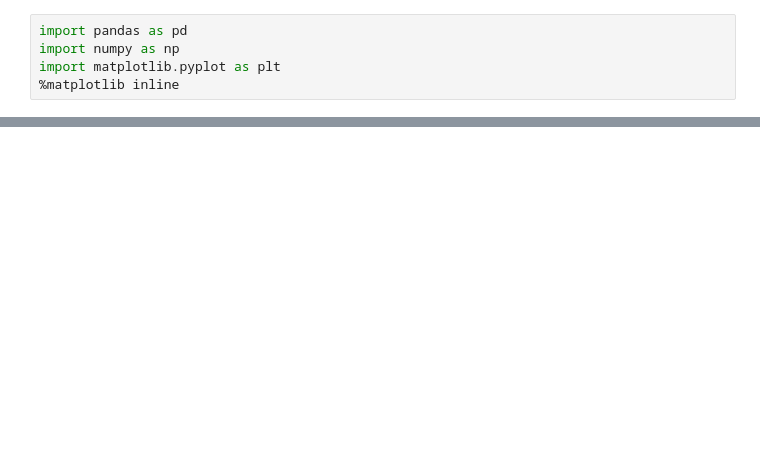
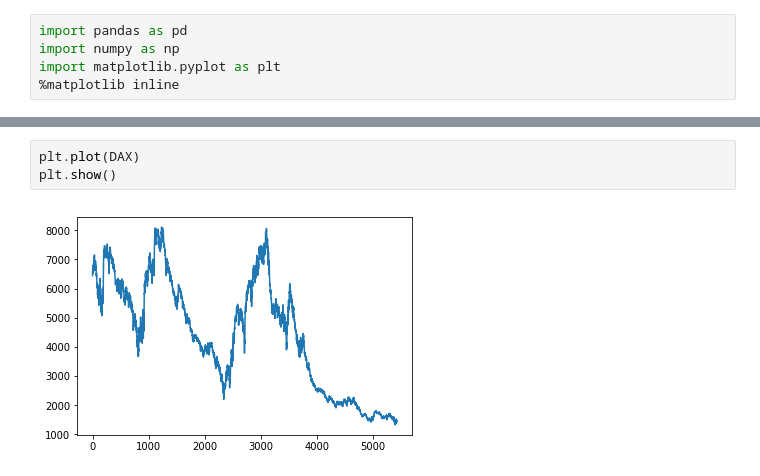
Before and after one commit to FRTP/Algorithms, a Jupyter notebook: src/main.ipynb, the cells around one changed output, grey strips where cells are left out. Saved outputs shown, nothing was run; the diff lists cells and outputs as text; blank space fills up the shorter version.

```diff
--- a/src/main.ipynb
+++ b/src/main.ipynb
@@ -77,0 +47,5 @@ list(map(lambda x: float(x), tmp[:102].split()))
+# %%
+plt.plot(DAX)
+plt.show()
+# %% [output]
+[figure, added]
```
Also changed, not shown: parts of 7 cells of this notebook, 5 other files.
